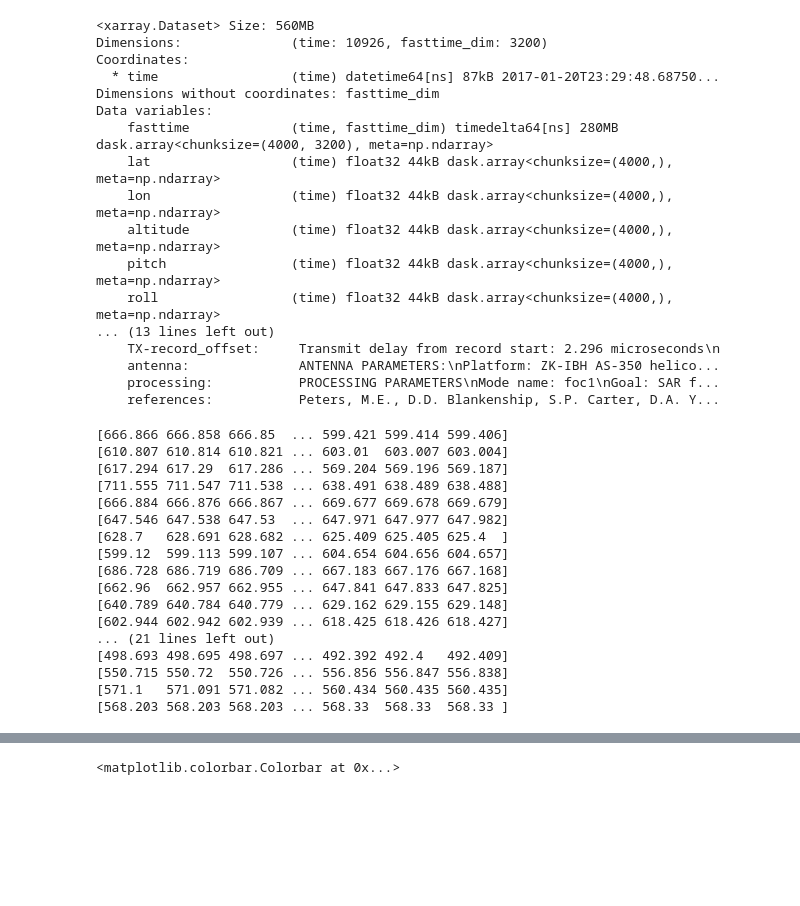
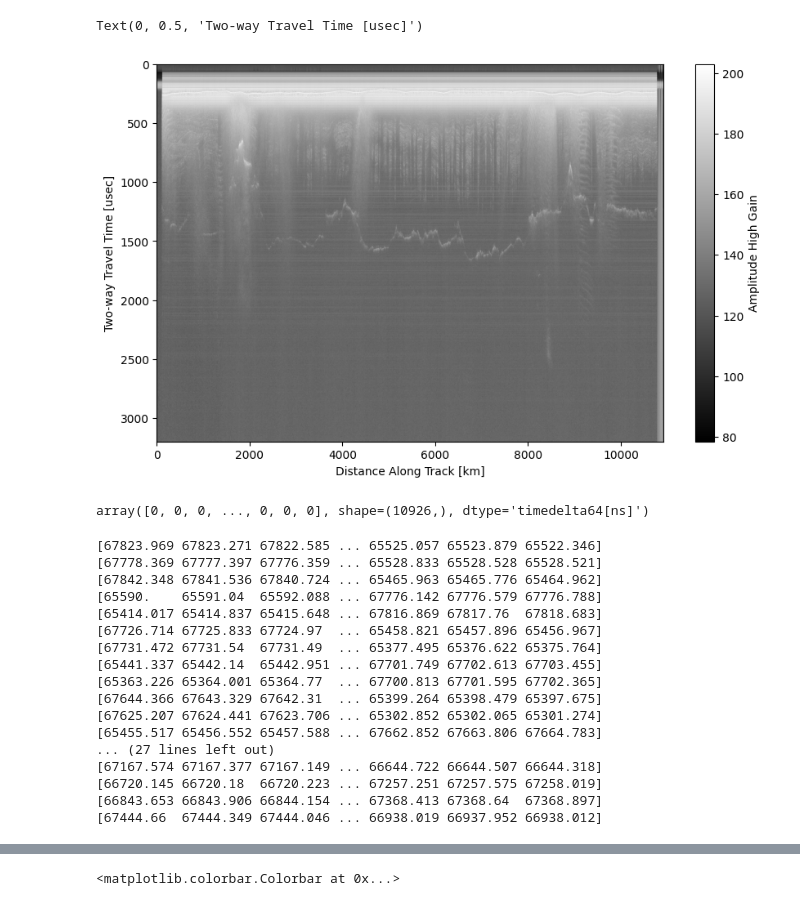
Before and after one commit to zsk4/david_radar, a Jupyter notebook: david_raw.ipynb, the cells around one changed output, grey strips where cells are left out. Cells and saved outputs as stored; diff of their text form; code cells hidden in the pictures; blank space fills up the shorter version.

```diff
--- a/david_raw.ipynb
+++ b/david_raw.ipynb
@@ -41,23 +129,17 @@ utig_radargram = xr.open_mfdataset(utig_path, combine='by_coords')
+# %%
+# Plot utig radargram
+fig, ax = plt.subplots(figsize=(10,6))
+im = ax.imshow(utig_radargram['amplitude_high_gain'].T, aspect='auto', cmap='gray')
+fig.colorbar(im, ax=ax, label='Amplitude High Gain')
+ax.set_xlabel('Distance Along Track [km]')
+ax.set_ylabel('Two-way Travel Time [usec]')
+# %% [output]
+Text(0, 0.5, 'Two-way Travel Time [usec]')
+[figure, added]
 # %%
-utig_radargram
+utig_radargram['fasttime'][].values
 # %% [output]
-<xarray.Dataset> Size: 560MB
-Dimensions:              (time: 10926, fasttime_dim: 3200)
-Coordinates:
-  * time                 (time) datetime64[ns] 87kB 2017-01-20T23:29:48.68750...
-Dimensions without coordinates: fasttime_dim
-Data variables:
-    fasttime             (time, fasttime_dim) timedelta64[ns] 280MB dask.array<chunksize=(4000, 3200), meta=np.ndarray>
-    lat                  (time) float32 44kB dask.array<chunksize=(4000,), meta=np.ndarray>
-    lon                  (time) float32 44kB dask.array<chunksize=(4000,), meta=np.ndarray>
-    altitude             (time) float32 44kB dask.array<chunksize=(4000,), meta=np.ndarray>
-    pitch                (time) float32 44kB dask.array<chunksize=(4000,), meta=np.ndarray>
-    roll                 (time) float32 44kB dask.array<chunksize=(4000,), meta=np.ndarray>
-... (13 lines left out)
-    TX-record_offset:     Transmit delay from record start: 2.296 microseconds\n
-    antenna:              ANTENNA PARAMETERS:\nPlatform: ZK-IBH AS-350 helico...
-    processing:           PROCESSING PARAMETERS\nMode name: foc1\nGoal: SAR f...
-    references:           Peters, M.E., D.D. Blankenship, S.P. Carter, D.A. Y...
+array([0, 0, 0, ..., 0, 0, 0], shape=(10926,), dtype='timedelta64[ns]')
 # %%
 # Load basemap stuff
 # Get new RINGS Gl
@@ -153,27 +235,27 @@ def plot_RINGS_shapefile(
 # %%
 #to_plot = radargrams_16_17[30:31][0][0]
 #dir(to_plot)
-for rad in radargrams_16_17[:]:
+for rad in radargrams_18_19[:]:
     to_plot = rad[0]
     print(to_plot.x_coord/10)
 # %% [output]
-[666.866 666.858 666.85  ... 599.421 599.414 599.406]
-[610.807 610.814 610.821 ... 603.01  603.007 603.004]
-[617.294 617.29  617.286 ... 569.204 569.196 569.187]
-[711.555 711.547 711.538 ... 638.491 638.489 638.488]
-[666.884 666.876 666.867 ... 669.677 669.678 669.679]
-[647.546 647.538 647.53  ... 647.971 647.977 647.982]
-[628.7   628.691 628.682 ... 625.409 625.405 625.4  ]
-[599.12  599.113 599.107 ... 604.654 604.656 604.657]
-[686.728 686.719 686.709 ... 667.183 667.176 667.168]
-[662.96  662.957 662.955 ... 647.841 647.833 647.825]
-[640.789 640.784 640.779 ... 629.162 629.155 629.148]
-[602.944 602.942 602.939 ... 618.425 618.426 618.427]
-... (21 lines left out)
-[498.693 498.695 498.697 ... 492.392 492.4   492.409]
-[550.715 550.72  550.726 ... 556.856 556.847 556.838]
-[571.1   571.091 571.082 ... 560.434 560.435 560.435]
-[568.203 568.203 568.203 ... 568.33  568.33  568.33 ]
+[67823.969 67823.271 67822.585 ... 65525.057 65523.879 65522.346]
+[67778.369 67777.397 67776.359 ... 65528.833 65528.528 65528.521]
+[67842.348 67841.536 67840.724 ... 65465.963 65465.776 65464.962]
+[65590.    65591.04  65592.088 ... 67776.142 67776.579 67776.788]
+[65414.017 65414.837 65415.648 ... 67816.869 67817.76  67818.683]
+[67726.714 67725.833 67724.97  ... 65458.821 65457.896 65456.967]
+[67731.472 67731.54  67731.49  ... 65377.495 65376.622 65375.764]
+[65441.337 65442.14  65442.951 ... 67701.749 67702.613 67703.455]
+[65363.226 65364.001 65364.77  ... 67700.813 67701.595 67702.365]
+[67644.366 67643.329 67642.31  ... 65399.264 65398.479 65397.675]
+[67625.207 67624.441 67623.706 ... 65302.852 65302.065 65301.274]
+[65455.517 65456.552 65457.588 ... 67662.852 67663.806 67664.783]
+... (27 lines left out)
+[67167.574 67167.377 67167.149 ... 66644.722 66644.507 66644.318]
+[66720.145 66720.18  66720.223 ... 67257.251 67257.575 67258.019]
+[66843.653 66843.906 66844.154 ... 67368.413 67368.64  67368.897]
+[67444.66  67444.349 67444.046 ... 66938.019 66937.952 66938.012]
 # %%
 # Load Lake Cheongsuk shapefile
 sld_path = '/mnt/c/Users/ZacharyKatz/Desktop/Research/_Semesters/25FA/KOPRI/SLD2'
```
Also changed, not shown: parts of 16 cells of this notebook, 4 other files.
